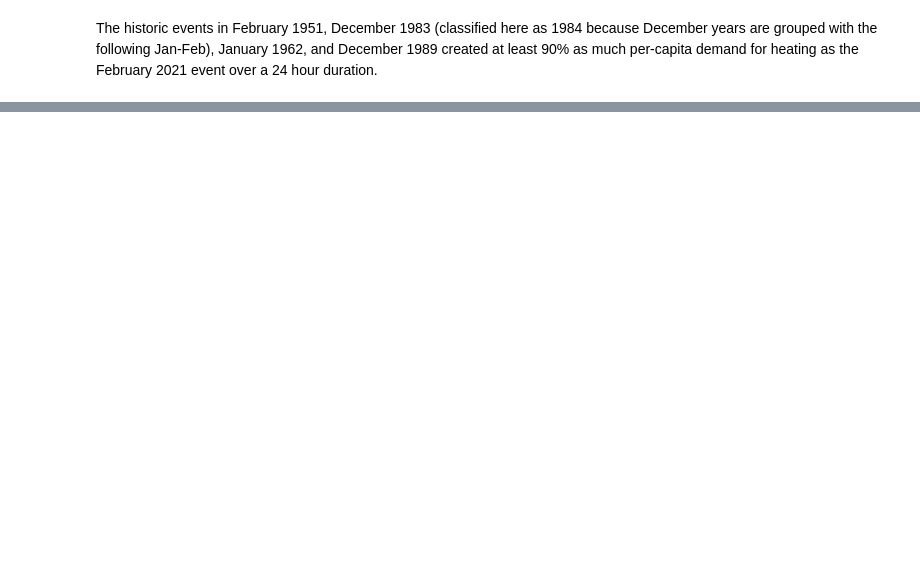
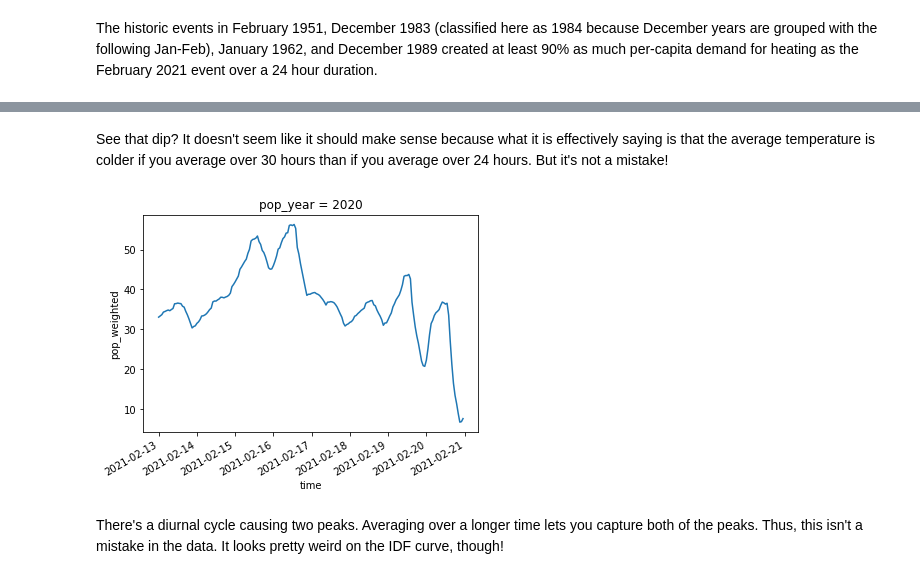
Before and after one commit to jdossgollin/2021-TXtreme, a Jupyter notebook: scripts/hdd_idf.ipynb, the cells around one changed output, grey strips where cells are left out. Cells and saved outputs as stored; diff of their text form; code cells hidden in the pictures; blank space fills up the shorter version.

```diff
--- a/scripts/hdd_idf.ipynb
+++ b/scripts/hdd_idf.ipynb
@@ -193,0 +236,14 @@ The historic events in February 1951, December 1983 (classified here as 1984 bec
+# %% [markdown]
+See that dip?
+It doesn't seem like it should make sense because what it is effectively saying is that the average temperature is colder if you average over 30 hours than if you average over 24 hours.
+But it's not a mistake!
+# %%
+hdd["pop_weighted"].sel(pop_year=2020, time=slice("2021-02-13", "2021-02-20")).plot()
+plt.show()
+# %% [output]
+[figure, added]
+# %% [markdown]
+There's a diurnal cycle causing two peaks.
+Averaging over a longer time lets you capture both of the peaks.
+Thus, this isn't a mistake in the data.
+It looks pretty weird on the IDF curve, though!
```
Also changed, not shown: parts of 8 cells of this notebook, 6 other files.
